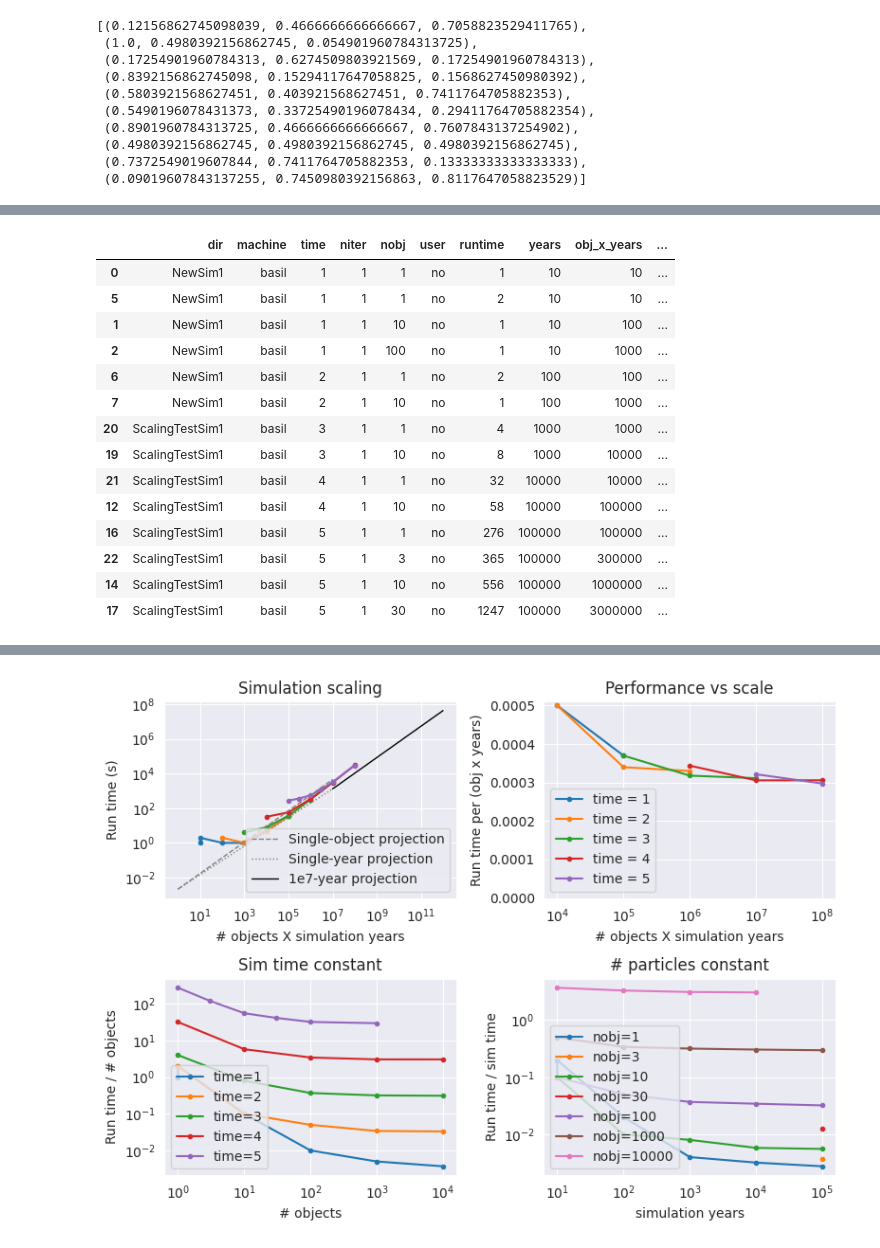
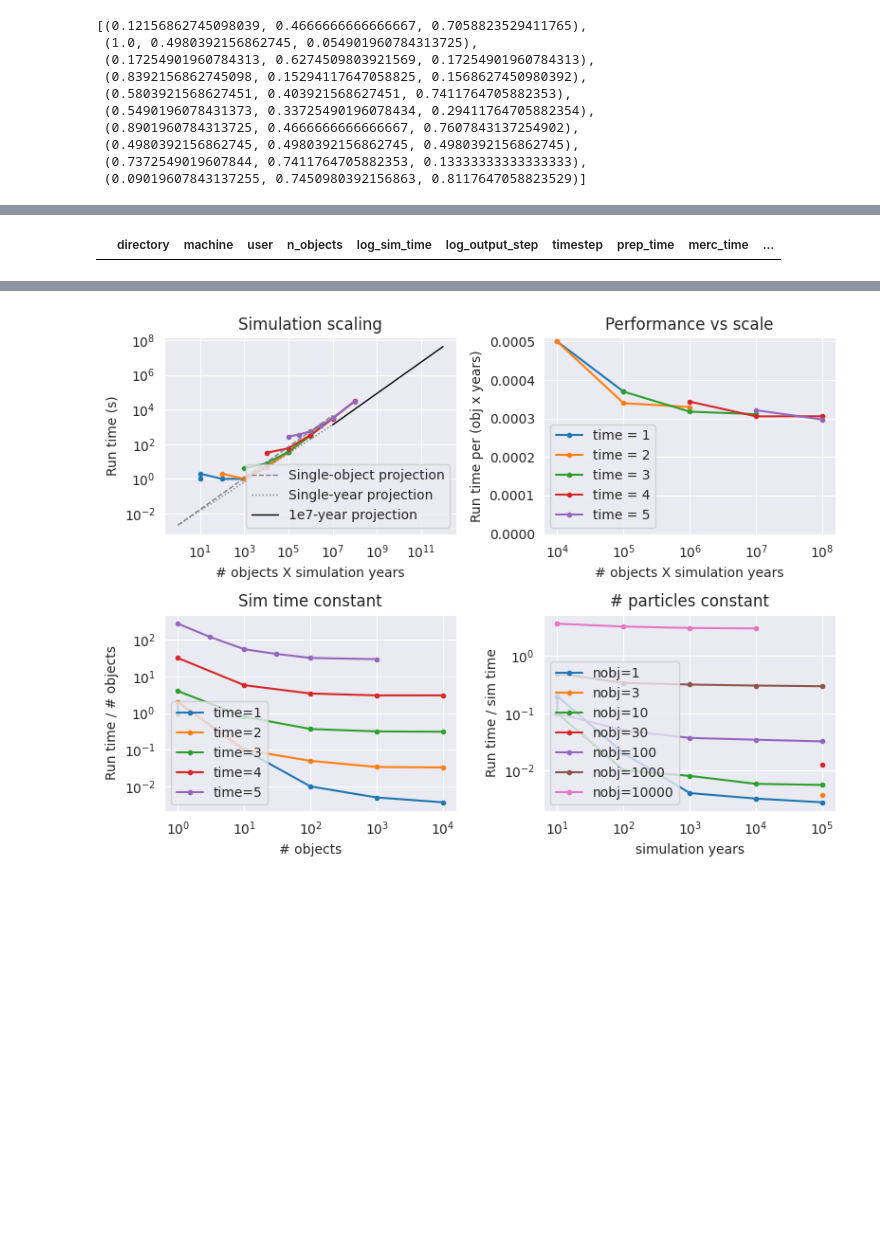
Before and after one commit to danieltalsky/moons, a Jupyter notebook: merc_module/runtime_scaling_visualization.ipynb, the cells around one changed output, grey strips where cells are left out. Drawn from its saved outputs; the diff is of its cells as text; code cells hidden in the pictures; blank space fills up the shorter version.

```diff
--- a/merc_module/runtime_scaling_visualization.ipynb
+++ b/merc_module/runtime_scaling_visualization.ipynb
@@ -32,14 +32,20 @@ pal
  (0.4980392156862745, 0.4980392156862745, 0.4980392156862745),
  (0.7372549019607844, 0.7411764705882353, 0.13333333333333333),
  (0.09019607843137255, 0.7450980392156863, 0.8117647058823529)]
+# %%
+admin_cols = ["directory", "machine", "user"]
+param_cols = ["n_objects", "log_sim_time", "log_output_step", "timestep"]
+runtime_cols = ["prep_time", "merc_time", "elem_time", "plot_time"]
 # %%
 runtimes = pd.read_csv("../runtime.csv", header=None)
-runtimes.columns = ["dir", "machine", "time", "niter", "nobj", "user", "runtime"]
-for c in ["time", "niter", "nobj", "runtime"]:
+runtimes.columns = admin_cols + param_cols + runtime_cols
+for c in param_cols + runtime_cols:
     runtimes[c] = runtimes[c].astype("int")
-runtimes["years"] = 10**runtimes["time"]
-runtimes["obj_x_years"] = runtimes["years"] * runtimes["nobj"]
-runtimes["runtime_per_obj_x_years"] = runtimes["runtime"] / runtimes["obj_x_years"]
-runtimes = runtimes.sort_values(["time","nobj","runtime"])
+runtimes["sim_time"] = 10**runtimes["log_sim_time"]
+runtimes["output_step"] = 10.**runtimes["log_output_step"]
+runtimes["runtime"] = runtimes[runtime_cols].sum(axis=1)
+runtimes["obj_x_simtime"] = runtimes["sim_time"] * runtimes["n_objects"]
+runtimes["runtime_per_obj_x_simtime"] = runtimes["runtime"] / runtimes["obj_x_simtime"]
+runtimes = runtimes.sort_values(param_cols+["runtime"])
 runtimes
 # %% [output]
@@ -63,21 +127,7 @@ runtimes
 # %%
-outliers = (runtimes["nobj"] < 100) | ((runtimes["time"] == 1) & (runtimes["nobj"] <= 100))
+outliers = runtimes["directory"].isnull() #(runtimes["nobj"] < 100) | ((runtimes["time"] == 1) & (runtimes["nobj"] <= 100))
 runtimes.loc[outliers]
 # %% [output]
-|  | dir | machine | time | niter | nobj | user | runtime | years | obj_x_years | ... |
-| 0 | NewSim1 | basil | 1 | 1 | 1 | no | 1 | 10 | 10 | ... |
-| 5 | NewSim1 | basil | 1 | 1 | 1 | no | 2 | 10 | 10 | ... |
-| 1 | NewSim1 | basil | 1 | 1 | 10 | no | 1 | 10 | 100 | ... |
-| 2 | NewSim1 | basil | 1 | 1 | 100 | no | 1 | 10 | 1000 | ... |
-| 6 | NewSim1 | basil | 2 | 1 | 1 | no | 2 | 100 | 100 | ... |
-| 7 | NewSim1 | basil | 2 | 1 | 10 | no | 1 | 100 | 1000 | ... |
-| 20 | ScalingTestSim1 | basil | 3 | 1 | 1 | no | 4 | 1000 | 1000 | ... |
-| 19 | ScalingTestSim1 | basil | 3 | 1 | 10 | no | 8 | 1000 | 10000 | ... |
-| 21 | ScalingTestSim1 | basil | 4 | 1 | 1 | no | 32 | 10000 | 10000 | ... |
-| 12 | ScalingTestSim1 | basil | 4 | 1 | 10 | no | 58 | 10000 | 100000 | ... |
-| 16 | ScalingTestSim1 | basil | 5 | 1 | 1 | no | 276 | 100000 | 100000 | ... |
-| 22 | ScalingTestSim1 | basil | 5 | 1 | 3 | no | 365 | 100000 | 300000 | ... |
-| 14 | ScalingTestSim1 | basil | 5 | 1 | 10 | no | 556 | 100000 | 1000000 | ... |
-| 17 | ScalingTestSim1 | basil | 5 | 1 | 30 | no | 1247 | 100000 | 3000000 | ... |
+|  | directory | machine | user | n_objects | log_sim_time | log_output_step | timestep | prep_time | merc_time | ... |
 # %%
 ### Modeling parameters
```
Also changed, not shown: parts of 9 cells of this notebook, 2 other files.
